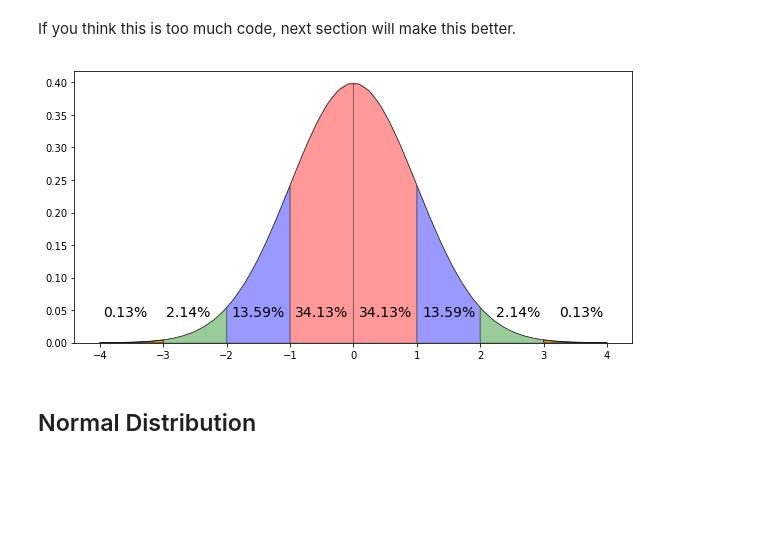
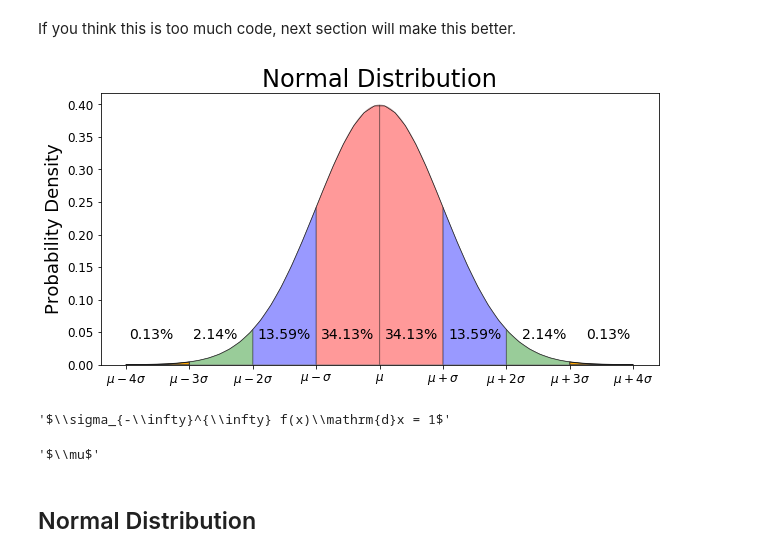
Before and after one commit to mGalarnyk/Python_Tutorials, a Jupyter notebook: Statistics/normal_Distribution_Area_Under_Curve.ipynb, the cells around one changed output. Cells and saved outputs as stored; diff of their text form; code cells hidden in the pictures; blank space fills up the shorter version.

Commit message:
Updated normal distribution tutorial to have mean

```diff
--- a/Statistics/normal_Distribution_Area_Under_Curve.ipynb
+++ b/Statistics/normal_Distribution_Area_Under_Curve.ipynb
@@ -372,6 +374,7 @@ ax.add_patch(poly);
 ax.text(2.6, .04, r'{0:.2f}%'.format(result_2_3*100),
          horizontalalignment='center', fontsize=14);
 
+
 ##############################
 a, b = -3, -2 # integral limits
 
@@ -381,34 +384,82 @@ iy = normalProbabilityDensity(ix)
 verts = [(a, 0)] + list(zip(ix, iy)) + [(b, 0)]
 poly = Polygon(verts, facecolor='green', edgecolor='0.2', alpha = .4)
 ax.add_patch(poly);
 
 ax.text(-2.6, .04, r'{0:.2f}%'.format(result_2_3*100),
          horizontalalignment='center', fontsize=14);
 
 ##############################
 a, b = 3, 4 # integral limits
 
 # Region from 3 to 4
 ix = np.linspace(3, 4)
 iy = normalProbabilityDensity(ix)
 verts = [(3, 0)] + list(zip(ix, iy)) + [(4, 0)]
 poly = Polygon(verts, facecolor='orange', edgecolor='.2', alpha = 1)
 ax.add_patch(poly);
 
 ax.text(3.6, .04, r'{0:.2f}%'.format(result_3_4*100),
          horizontalalignment='center', fontsize=14);
 
 # Region from -4 to -3
 ix = np.linspace(-4, -3)
 iy = normalProbabilityDensity(ix)
 verts = [(-4, 0)] + list(zip(ix, iy)) + [(-3, 0)]
 poly = Polygon(verts, facecolor='orange', edgecolor='.2', alpha = 1)
 ax.add_patch(poly);
 
 ax.text(-3.6, .040, r'{0:.2f}%'.format(result_n4_n3*100),
          horizontalalignment='center', fontsize=14);
+
+ax.set_title(r'Normal Distribution', fontsize = 24)
+ax.set_ylabel(r'Probability Density', fontsize = 18)
+
+xTickLabels = ['',
+               r'$\mu - 4\sigma$',
+               r'$\mu - 3\sigma$',
+               r'$\mu - 2\sigma$',
+               r'$\mu - \sigma$',
+               r'$\mu$',
+               r'$\mu + \sigma$',
+               r'$\mu + 2\sigma$',
+               r'$\mu + 3\sigma$',
+               r'$\mu + 4\sigma$']
+
+yTickLabels = ['0.00',
+               '0.05',
+               '0.10',
+               '0.15',
+               '0.20',
+               '0.25',
+               '0.30',
+               '0.35',
+               '0.40']
+
+ax.set_xticklabels(xTickLabels, fontsize = 12)
+
+ax.set_yticklabels(yTickLabels, fontsize = 12)
+
+
+
+fig.savefig('images/NormalDistribution.png', dpi = 1200)
 # %% [output]
-[figure, old version]
+[figure, new version]
+# %%
+r"$\sigma_{-\infty}^{\infty} f(x)\mathrm{d}x = 1$"
+# %% [output]
+'$\\sigma_{-\\infty}^{\\infty} f(x)\\mathrm{d}x = 1$'
+# %%
+xTickLabels = ['$\mu - 4\sigma$',
+               r'$\mu - 3\sigma$',
+               r'$\mu - 2\sigma$',
+               r'$\mu - \sigma$',
+               r'$\mu$',
+               r'$\mu + \sigma$',
+               r'$\mu + 2\sigma$',
+               r'$\mu + 3\sigma$',
+               r'$\mu + 4\sigma$',
+# %% [output]
+'$\\mu$'
 # %% [markdown]
 ## Normal Distribution
 # %%
```
Also changed, not shown: parts of 1 cell of this notebook, 3 other files.
